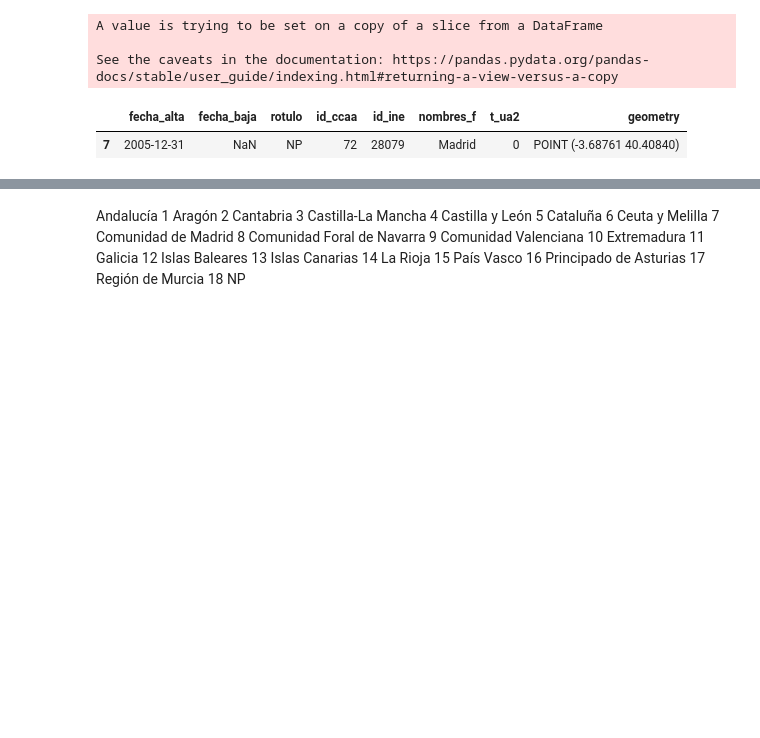
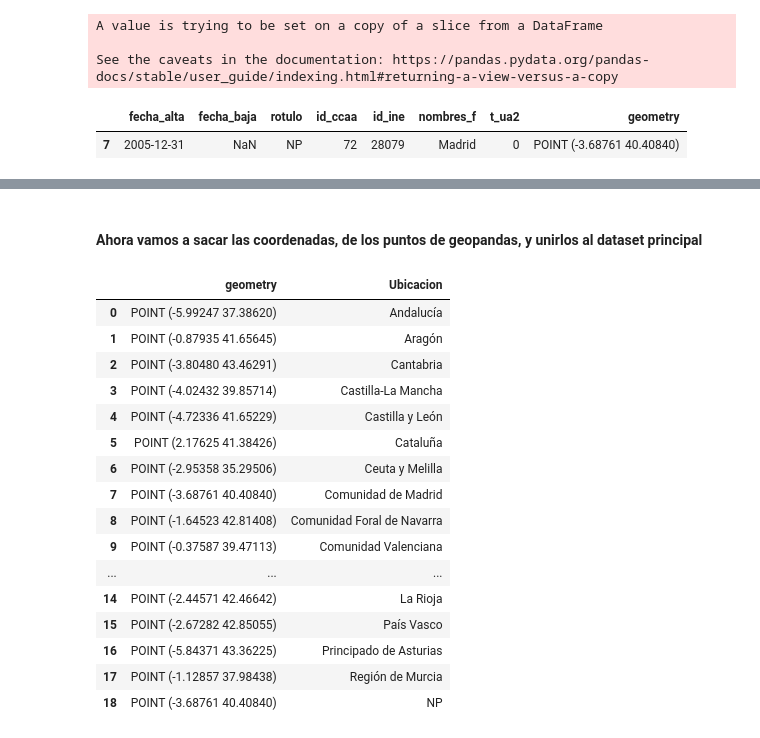
Before and after one commit to Factoria-F5-AI-Bootcamp-1-Edicion/Tracking_Aves, a Jupyter notebook: EDAb.ipynb, the cells around one changed output, grey strips where cells are left out. Drawn from its saved outputs; the diff is of its cells as text; code cells hidden in the pictures; blank space fills up the shorter version.

```diff
--- a/EDAb.ipynb
+++ b/EDAb.ipynb
@@ -1882,20 +1866,24 @@ puntos_ciudades_esp'''
-# %% [markdown]
-Andalucía
-1	Aragón
-2	Cantabria
-3	Castilla-La Mancha
-4	Castilla y León
-5	Cataluña
-6	Ceuta y Melilla
-7	Comunidad de Madrid
-8	Comunidad Foral de Navarra
-9	Comunidad Valenciana
-10	Extremadura
-11	Galicia
-12	Islas Baleares
-13	Islas Canarias
-14	La Rioja
-15	País Vasco
-16	Principado de Asturias
-17	Región de Murcia
-18	NP
+# %% [markdown]
+#### Ahora vamos a sacar las coordenadas, de los puntos de geopandas, y unirlos al dataset principal
+# %%
+# Nos quedamos solo con geometry y Ubicacion
+puntos_coor = por_orden[['geometry', 'Ubicacion']]
+puntos_coor
+# %% [output]
+|  | geometry | Ubicacion |
+| 0 | POINT (-5.99247 37.38620) | Andalucía |
+| 1 | POINT (-0.87935 41.65645) | Aragón |
+| 2 | POINT (-3.80480 43.46291) | Cantabria |
+| 3 | POINT (-4.02432 39.85714) | Castilla-La Mancha |
+| 4 | POINT (-4.72336 41.65229) | Castilla y León |
+| 5 | POINT (2.17625 41.38426) | Cataluña |
+| 6 | POINT (-2.95358 35.29506) | Ceuta y Melilla |
+| 7 | POINT (-3.68761 40.40840) | Comunidad de Madrid |
+| 8 | POINT (-1.64523 42.81408) | Comunidad Foral de Navarra |
+| 9 | POINT (-0.37587 39.47113) | Comunidad Valenciana |
+| ... | ... | ... |
+| 14 | POINT (-2.44571 42.46642) | La Rioja |
+| 15 | POINT (-2.67282 42.85055) | País Vasco |
+| 16 | POINT (-5.84371 43.36225) | Principado de Asturias |
+| 17 | POINT (-1.12857 37.98438) | Región de Murcia |
+| 18 | POINT (-3.68761 40.40840) | NP |
```
Also changed, not shown: parts of 7 cells of this notebook, 1 other file.
